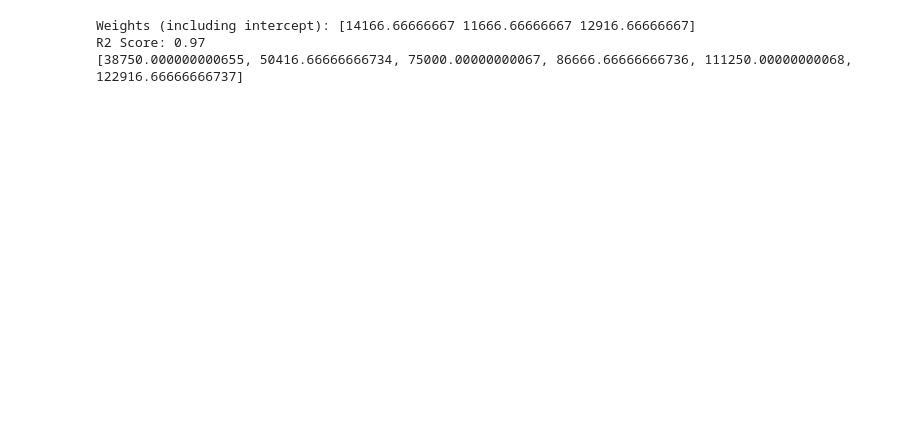
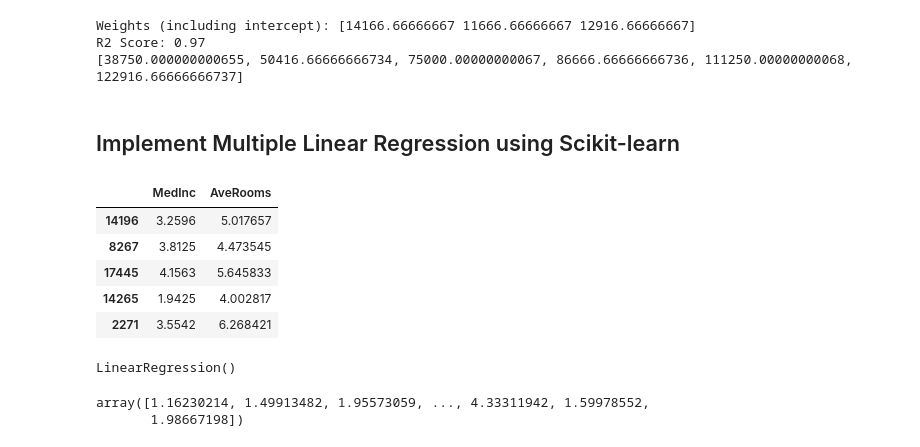
Before and after one commit to proshanta-pal/ML-Algorithms, a Jupyter notebook: 1 Linear Regression/02_multiple_linear_regression.ipynb, the cells around one changed output. Saved outputs shown, nothing was run; the diff lists cells and outputs as text; code cells hidden in the pictures; blank space fills up the shorter version.

```diff
--- a/1 Linear Regression/02_multiple_linear_regression.ipynb
+++ b/1 Linear Regression/02_multiple_linear_regression.ipynb
@@ -93,3 +100,5 @@ print(f"{y_pred.tolist()}")
 Weights (including intercept): [14166.66666667 11666.66666667 12916.66666667]
 R2 Score: 0.97
 [38750.000000000655, 50416.66666666734, 75000.00000000067, 86666.66666666736, 111250.00000000068, 122916.66666666737]
+# %% [markdown]
+## Implement Multiple Linear Regression using Scikit-learn
@@ -95,0 +120,24 @@ R2 Score: 0.97
+# %%
+# Train-Test Split
+X_train, X_test, y_train, y_test = train_test_split(X, y, test_size=0.2, random_state=42)
+X_train.head()
+# %% [output]
+|  | MedInc | AveRooms |
+| 14196 | 3.2596 | 5.017657 |
+| 8267 | 3.8125 | 4.473545 |
+| 17445 | 4.1563 | 5.645833 |
+| 14265 | 1.9425 | 4.002817 |
+| 2271 | 3.5542 | 6.268421 |
+# %%
+# Initializing and Training Model
+model = LinearRegression()
+model.fit(X_train, y_train)
+# %% [output]
+LinearRegression()
+# %%
+# Make Predictions
+y_pred = model.predict(X_test)
+y_pred
+# %% [output]
+array([1.16230214, 1.49913482, 1.95573059, ..., 4.33311942, 1.59978552,
+       1.98667198])
```
Also changed, not shown: parts of 8 cells of this notebook, 1 other file.
